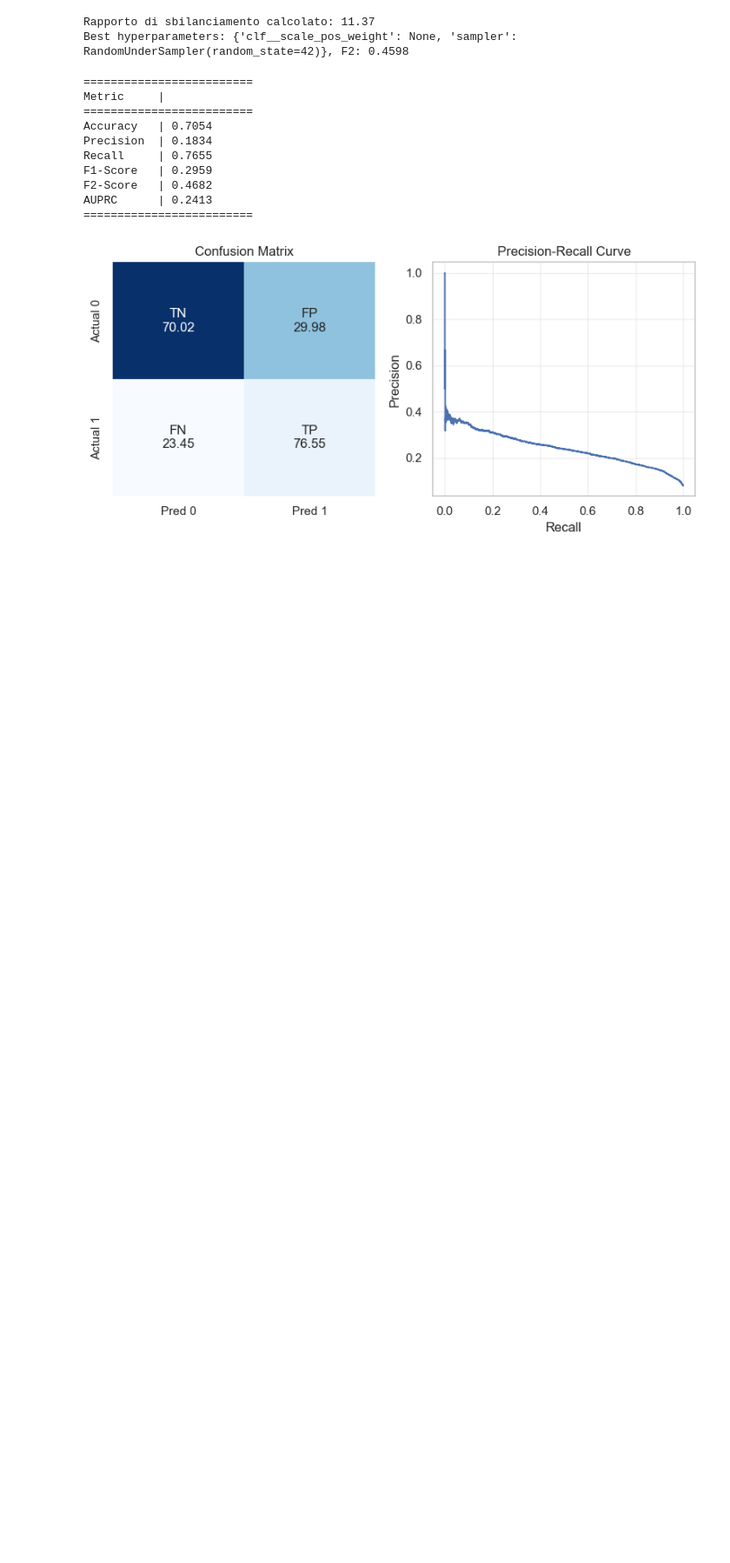
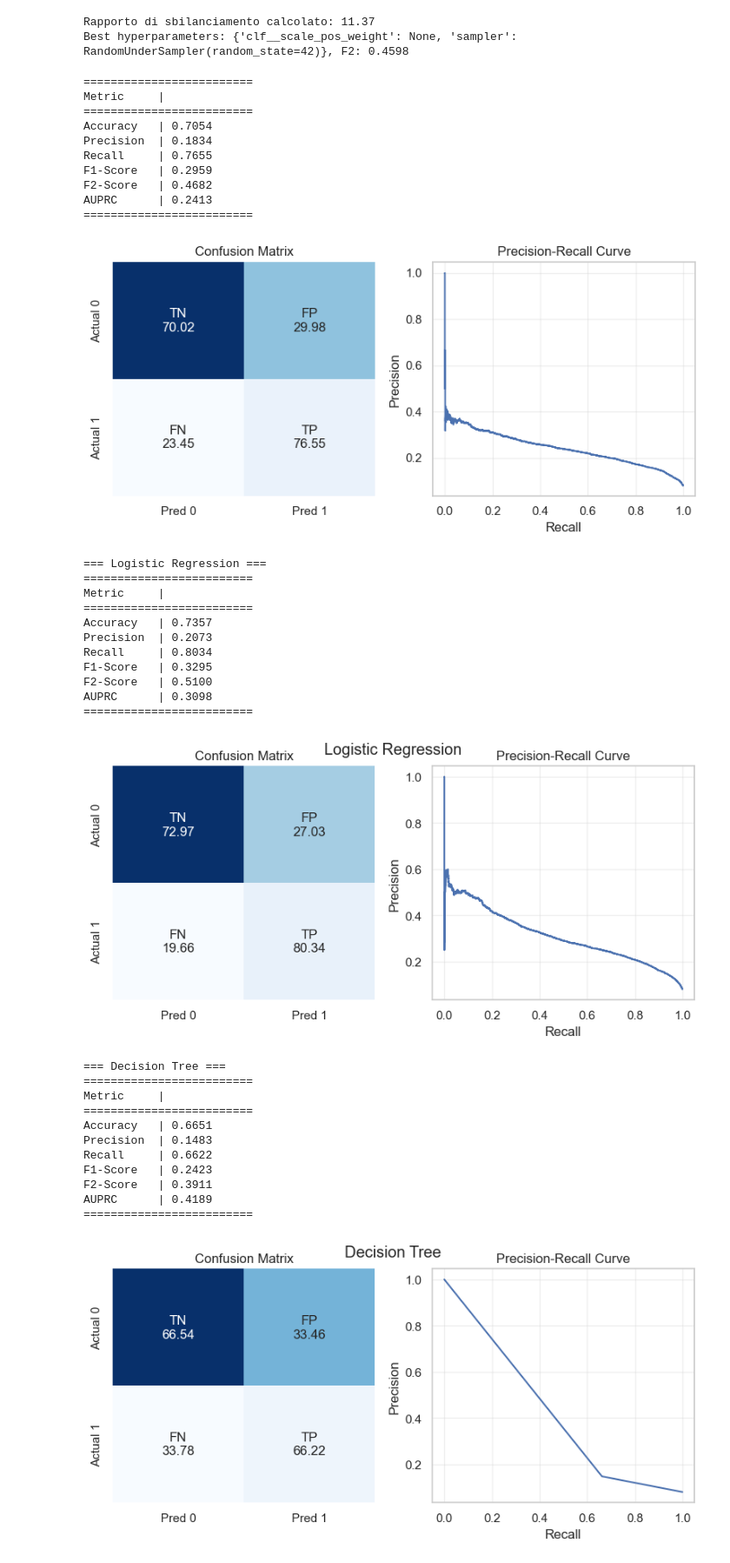
Before and after one commit to marco-giacobbe/dm-ihu, a Jupyter notebook: baseline.ipynb, the cells around one changed output. Shown at 87% size. Cells and saved outputs as stored; diff of their text form; code cells hidden in the pictures; blank space fills up the shorter version.

Commit message:
feat: adding final test set metrics

```diff
--- a/baseline.ipynb
+++ b/baseline.ipynb
@@ -526,3 +526,63 @@ F2-Score   | 0.4682
 AUPRC      | 0.2413
 =========================
 [figure]
+# %%
+from imblearn.pipeline import Pipeline
+
+models = {
+    "Logistic Regression": Pipeline(steps=[
+        ("scaler", MinMaxScaler()),
+        ("clf", LogisticRegression(C=10, penalty="l2", class_weight="balanced", random_state=SEED, solver="saga"))
+    ]),
+    "Decision Tree": Pipeline(steps=[
+        ("sampler", RandomUnderSampler(random_state=SEED)),
+        ("clf", DecisionTreeClassifier(criterion="gini", min_samples_leaf=1, min_samples_split=2, random_state=SEED))
+    ]),
+    "Random Forest": Pipeline(steps=[
+        ("sampler", RandomUnderSampler(random_state=SEED)),
+        ("clf", RandomForestClassifier(criterion="entropy", max_features="sqrt", random_state=SEED))
+    ]),
+    "XGBoost": Pipeline(steps=[
+        ("sampler", RandomUnderSampler(random_state=SEED)),
+        ("clf", XGBClassifier(learning_rate=0.5, max_depth=15, random_state=SEED))
+    ]),
+}
+
+# Train on train+val and evaluate on test
+X_train_full = np.concatenate([X_train, X_val])
+y_train_full = np.concatenate([y_train, y_val])
+
+for name, model in models.items():
+    model.fit(X_train_full, y_train_full)
+    y_test_probs = model.predict_proba(X_test)[:, 1]
+    metrics, fig, _ = utils.compute_metrics(y_test, y_test_probs)
+    print(f"=== {name} ===")
+    print(metrics)
+    plt.figure(fig.number)
+    plt.suptitle(name)
+    plt.show()
+# %% [output]
+=== Logistic Regression ===
+=========================
+Metric     |
+=========================
+Accuracy   | 0.7357
+Precision  | 0.2073
+Recall     | 0.8034
+F1-Score   | 0.3295
+F2-Score   | 0.5100
+AUPRC      | 0.3098
+=========================
+[figure, added]
+=== Decision Tree ===
+=========================
+Metric     |
+=========================
+Accuracy   | 0.6651
+Precision  | 0.1483
+Recall     | 0.6622
+F1-Score   | 0.2423
+F2-Score   | 0.3911
+AUPRC      | 0.4189
+=========================
+[figure, added]
```
Also changed, not shown: parts of 1 cell of this notebook.
